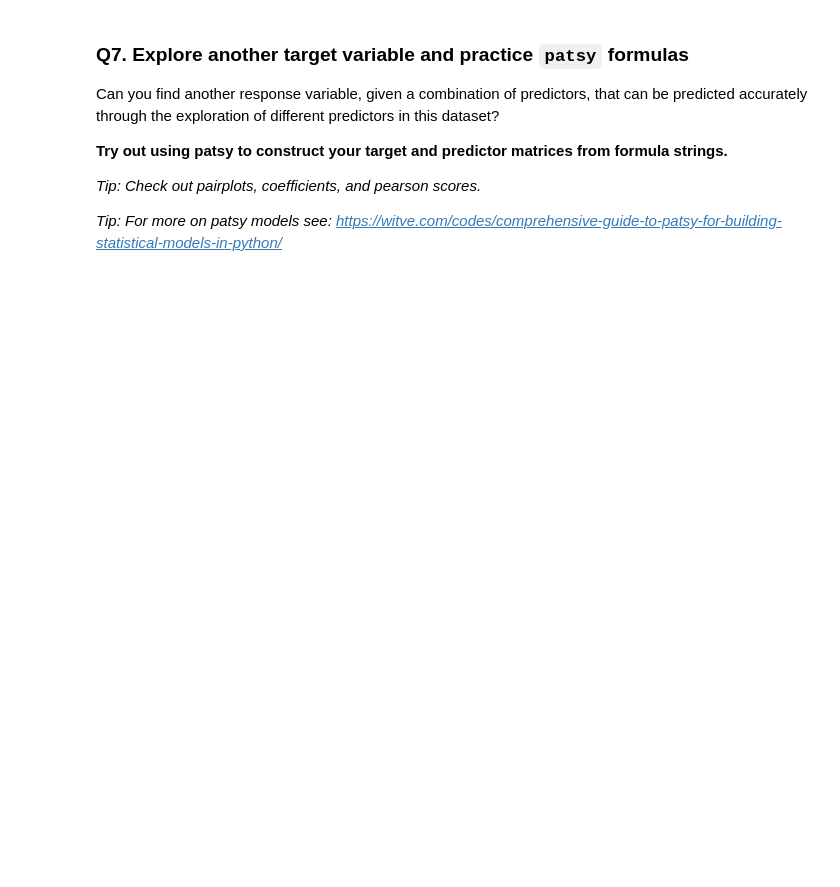
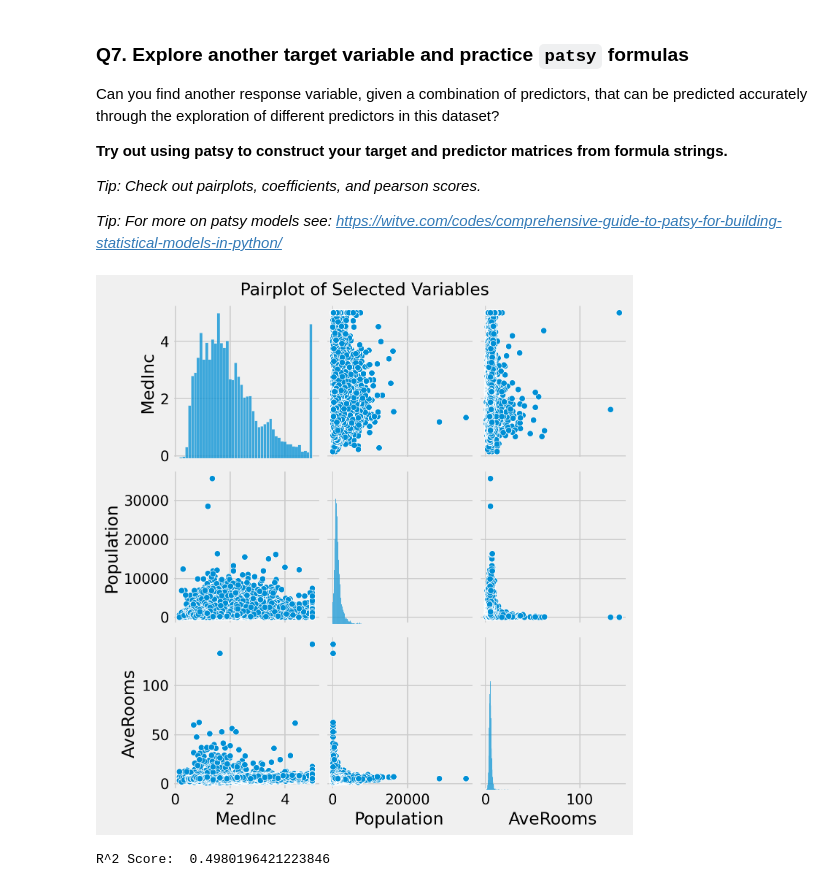
Before and after one commit to niteshbansal07/mice-protein-classification, a Jupyter notebook: HW4_nitesh_bansal.ipynb, the cells around one changed output. Cells and saved outputs as stored; diff of their text form; code cells hidden in the pictures; blank space fills up the shorter version.

```diff
--- a/HW4_nitesh_bansal.ipynb
+++ b/HW4_nitesh_bansal.ipynb
@@ -206,10 +377,17 @@ import seaborn as sns
 #sns.pairplot(X) as long as X is defined correctly
 # %%
 import patsy
-#df = X.copy()
+df = X.copy()
 
 # Add response to core DataFrame
-#df['MedInc'] = y
+df['MedInc'] = y
+
+selected_columns = ['MedInc', 'Population', 'AveRooms']
+sns.pairplot(df[selected_columns])
+plt.suptitle("Pairplot of Selected Variables", y=1.02)
+plt.show()
+# %% [output]
+[figure, added]
 # %%
 # Easily change your variable predictors without reslicing your DataFrame
 #AveBedrooms and AveRooms correlate
@@ -222,5 +402,8 @@ import patsy
 # %%
 # Build a new model and calculate the score:
-#lm = LinearRegression()
-
-#print("R^2 Score: ", metrics.r2_score(y_test, predictions))
+lm = LinearRegression()
+lm.fit(X_train, y_train)
+predictions = lm.predict(X_test)
+print("R^2 Score: ", metrics.r2_score(y_test, predictions))
+# %% [output]
+R^2 Score:  0.4980196421223846
```
Also changed, not shown: parts of 15 cells of this notebook.
